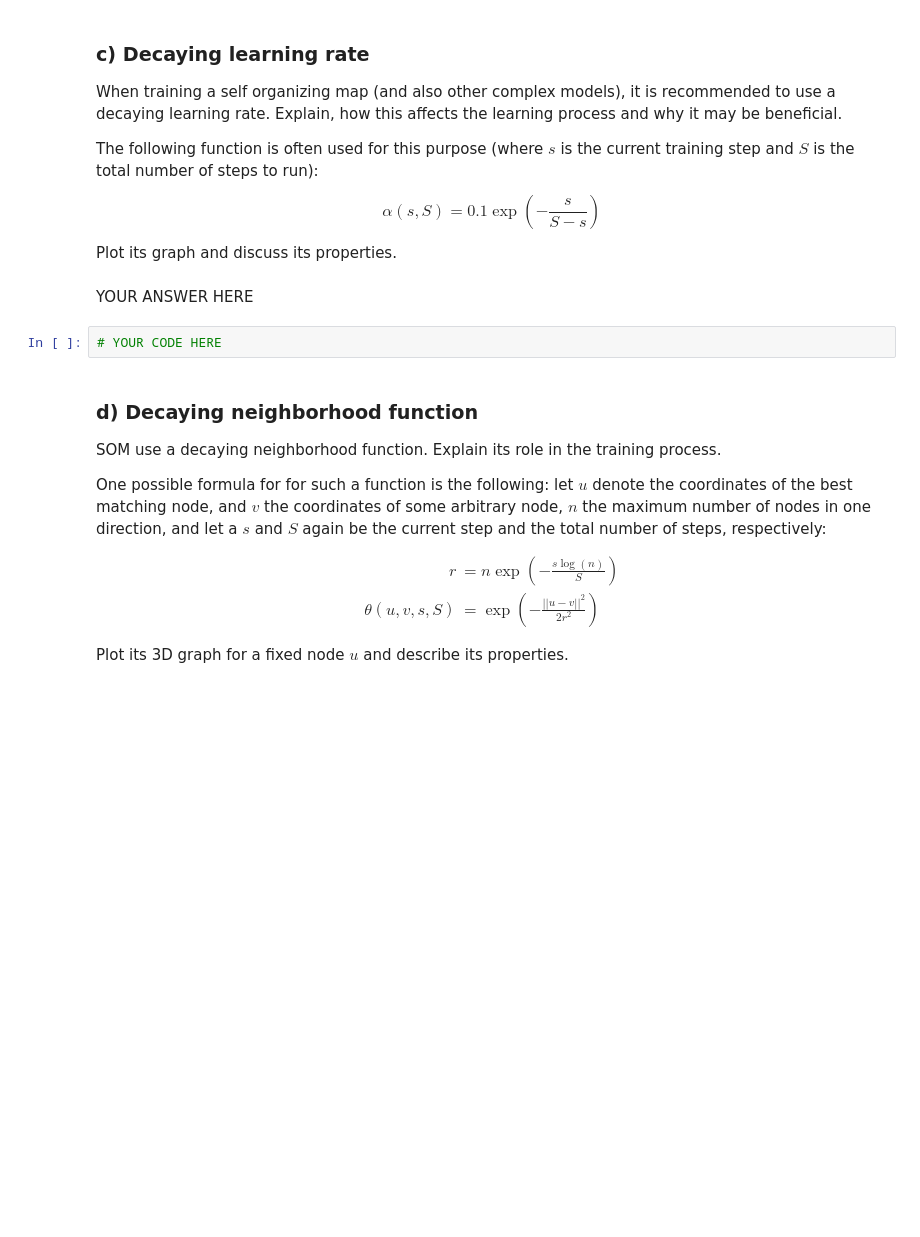
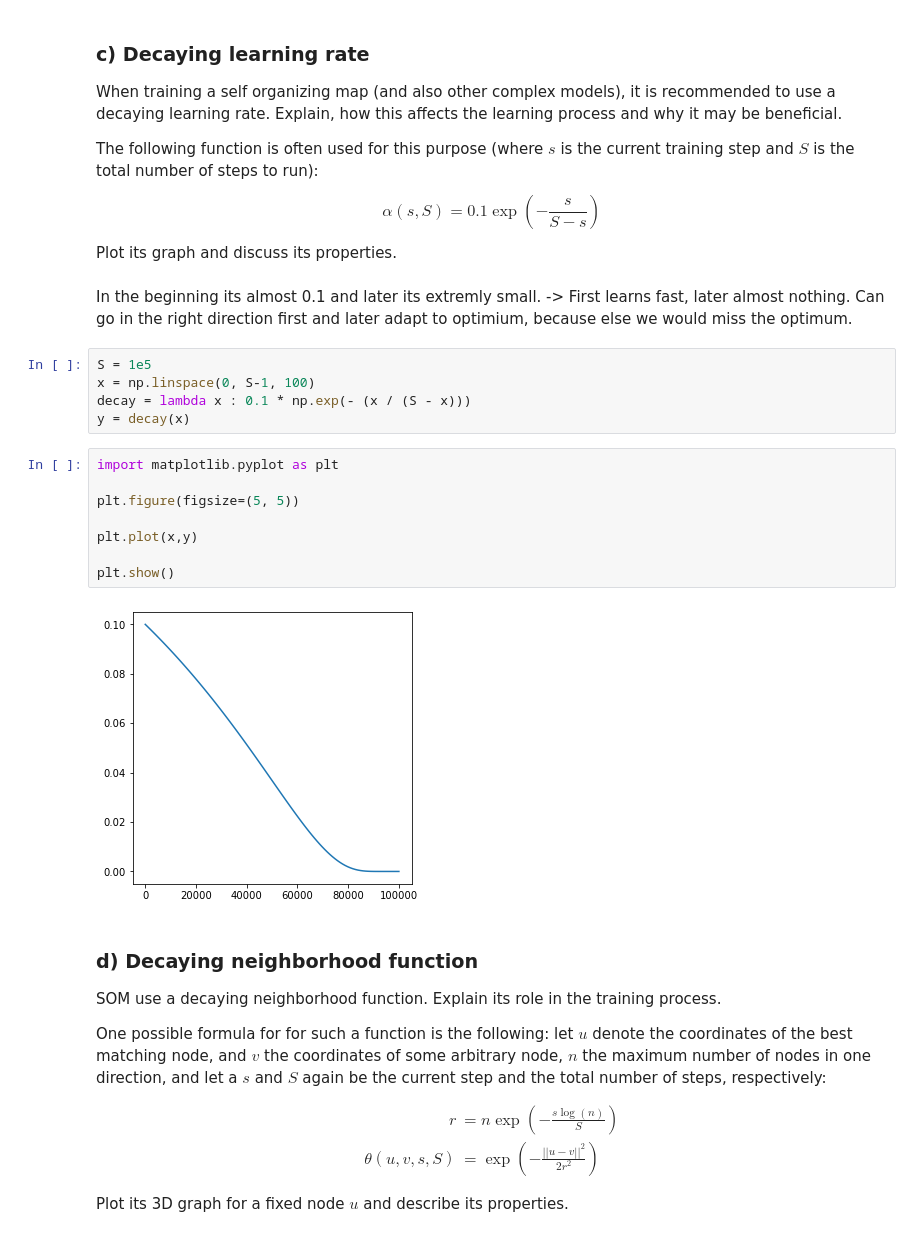
Before and after one commit to MagMueller/MLHW, a Jupyter notebook: Magnus_sheet10/sheet10.ipynb, the cells around one changed output. Drawn from its saved outputs; the diff is of its cells as text; blank space fills up the shorter version.

```diff
--- a/Magnus_sheet10/sheet10.ipynb
+++ b/Magnus_sheet10/sheet10.ipynb
@@ -169,9 +209,22 @@ $$\alpha(s, S) = 0.1 \exp\left(-\frac{s}{S-s}\right)$$
 
 Plot its graph and discuss its properties.
 # %% [markdown]
-YOUR ANSWER HERE
+In the beginning its almost 0.1 and later its extremly small. -> First learns fast, later almost nothing. Can go in the right direction first and later adapt to optimium, because else we would miss the optimum.
+# %%
+S = 1e5
+x = np.linspace(0, S-1, 100)
+decay = lambda x : 0.1 * np.exp(- (x / (S - x)))
+y = decay(x)
 # %%
-# YOUR CODE HERE
+import matplotlib.pyplot as plt
+
+plt.figure(figsize=(5, 5))
+
+plt.plot(x,y)
+
+plt.show()
+# %% [output]
+[figure, added]
 # %% [markdown]
 <a id="ex1d"></a>
 ### d) Decaying neighborhood function
```
Also changed, not shown: parts of 18 cells of this notebook.
